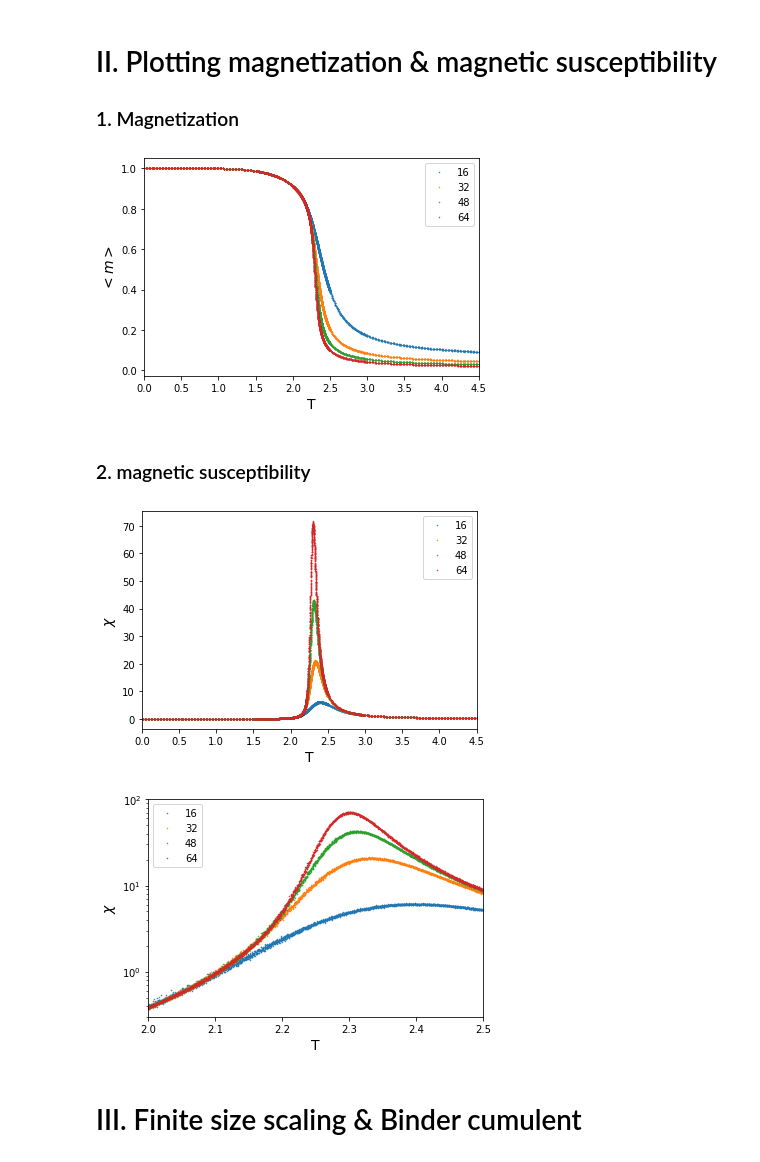
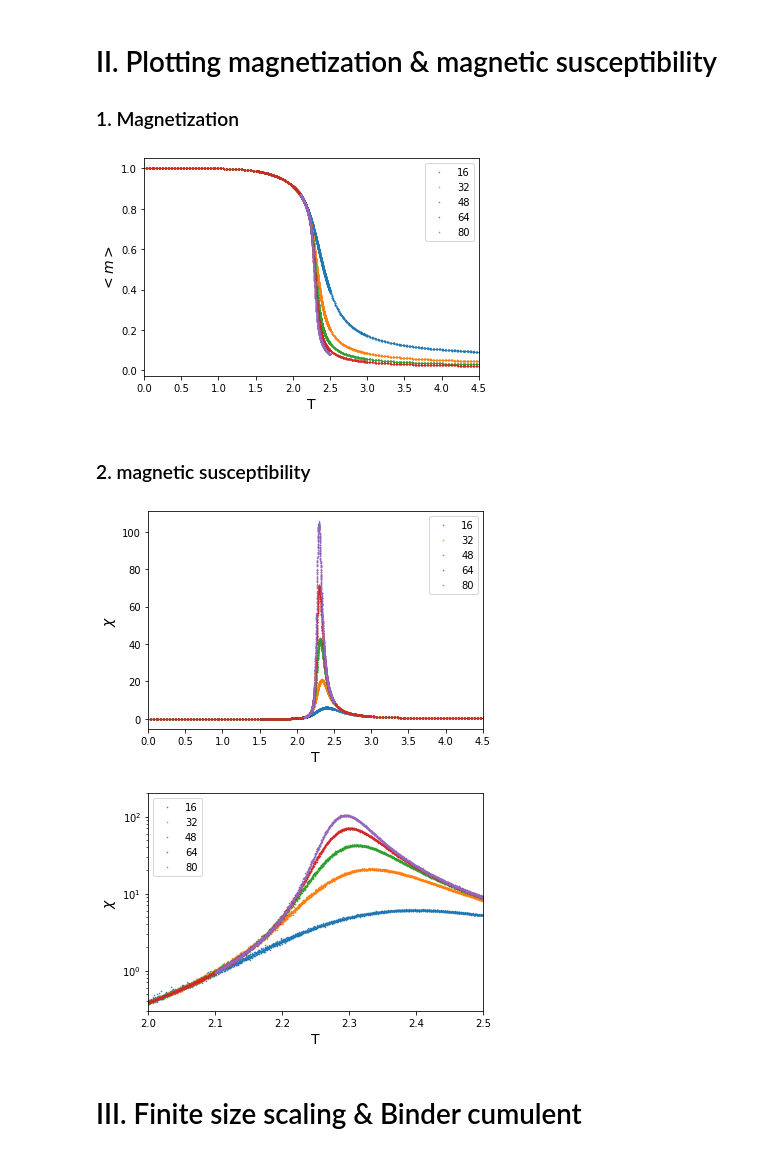
Before and after one commit to aadeliee22/MCMCIsing_SLMC, a Jupyter notebook: python/2nd/plot_cluster.ipynb, the cells around one changed output. Drawn from its saved outputs; the diff is of its cells as text; code cells hidden in the pictures.

```diff
--- a/python/2nd/plot_cluster.ipynb
+++ b/python/2nd/plot_cluster.ipynb
@@ -8,7 +8,7 @@ f.append(pd.read_csv('wolff_16.txt', sep=' ', header=0))
 f.append(pd.read_csv('wolff_32.txt', sep=' ', header=0))
 f.append(pd.read_csv('wolff_48.txt', sep=' ', header=0))
 f.append(pd.read_csv('wolff_64.txt', sep=' ', header=0))
-#f.append(pd.read_csv('wolff_80.txt', sep=' ', header=0))
+f.append(pd.read_csv('wolff_center_80.txt', sep=' ', header=0))
 ferr=pd.read_csv('cluster_error(all).txt', sep=' ', header=0)
 cases=len(f)
 # %% [markdown]
@@ -18,17 +18,25 @@ I didn't draw magnetization errors because it was minor. (Almost didn't show up
 ff=np.zeros((cases, 3,300))
 fferr=np.zeros((cases, 3, 300))
 index=np.arange(300)
-for i in range (cases):
+for i in range (cases-1):
     for j in range (324, 624):
         ff[i][0][j-324]=np.average(f[i].temperature[j*5:j*5+5])
         ff[i][1][j-324]=np.average(f[i].m[j*5:j*5+5])
         ff[i][2][j-324]=np.average(f[i].mag_sus[j*5:j*5+5])
         fferr[i][1][j-324]=np.std(f[i].m[j*5:j*5+5])
         fferr[i][2][j-324]=np.std(f[i].mag_sus[j*5:j*5+5])
+for j in range (100, 400):
+    ff[4][0][j-100]=np.average(f[4].temperature[j*5:j*5+5])
+    ff[4][1][j-100]=np.average(f[4].m[j*5:j*5+5])
+    ff[4][2][j-100]=np.average(f[4].mag_sus[j*5:j*5+5])
+    fferr[4][1][j-100]=np.std(f[4].m[j*5:j*5+5])
+    fferr[4][2][j-100]=np.std(f[4].mag_sus[j*5:j*5+5])
 # %%
-for i in range (cases):
+for i in range (cases-1):
     plt.errorbar(ff[i][0][index%10==0], ff[i][2][index%10==0], yerr=ferr.err_ms[0+300*i:300+300*i][index%10==0],
                  marker=".", linestyle="", capsize=3, label=16*(1+i))
+plt.errorbar(ff[4][0][index%10==0], ff[4][2][index%10==0], yerr=ferr.err_ms[0+300*4:300+300*4][index%10==0],
+                 marker=".", linestyle="", capsize=3, label=16*(1+4))
 plt.legend()
 plt.show()
 # %% [output]
@@ -87,30 +99,30 @@ plt.xlim(0, 4.5)
 plt.legend()
 plt.show()
 # %% [output]
-[figure, old version]
+[figure, new version]
 # %% [markdown]
 ### 2. magnetic susceptibility
 # %%
 for i in range (cases):
     plt.plot(f[i].temperature, f[i].mag_sus, '.', markersize=1, label=16*(1+i))
 plt.xlabel('T', fontsize=14)
 plt.ylabel('$\chi$', fontsize=14)
 plt.xlim(0, 4.5)
 plt.legend()
 plt.show()
 
 for i in range (cases):
     plt.plot(f[i].temperature, f[i].mag_sus, '.', markersize=1, label=16*(1+i))
 plt.xlim(2,2.5)
-plt.ylim(0.3, 100)
+plt.ylim(0.3, 200)
 plt.xlabel('T', fontsize=14)
 plt.ylabel('$\chi$', fontsize=14)
 plt.yscale('log')
 plt.legend()
 plt.show()
 # %% [output]
-[figure, old version]
+[figure, new version]
-[figure, old version]
+[figure, new version]
 # %% [markdown]
 # III. Finite size scaling & Binder cumulent
 # %%
```
Also changed, not shown: parts of 8 cells of this notebook, 3 other files.
